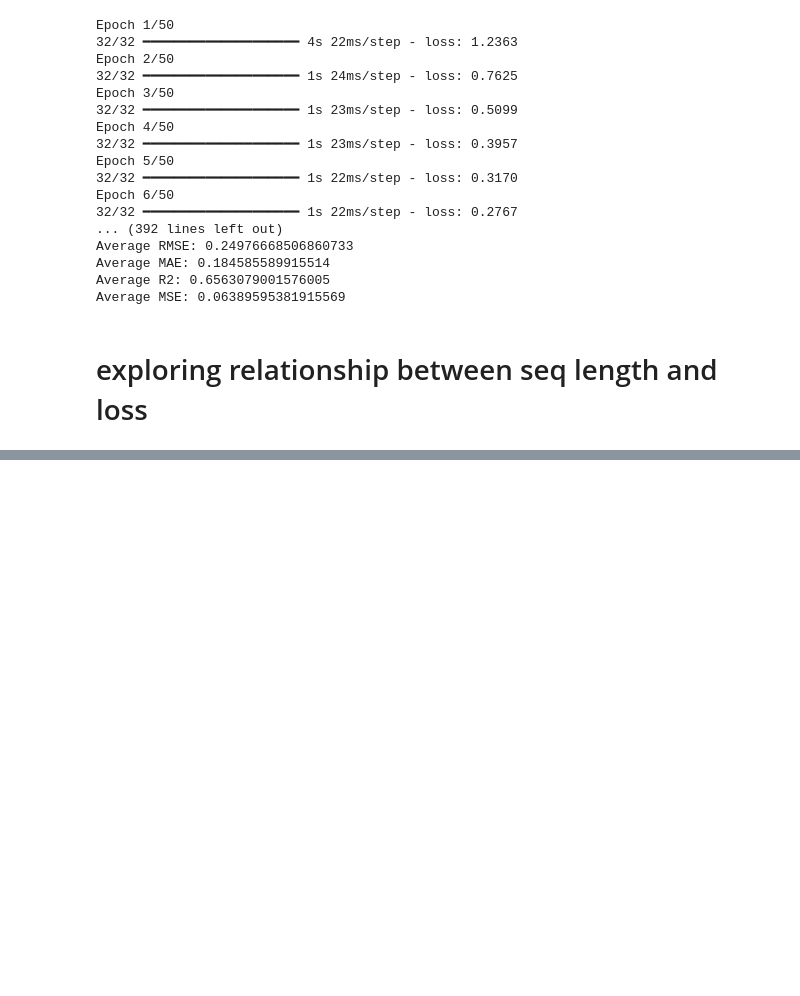
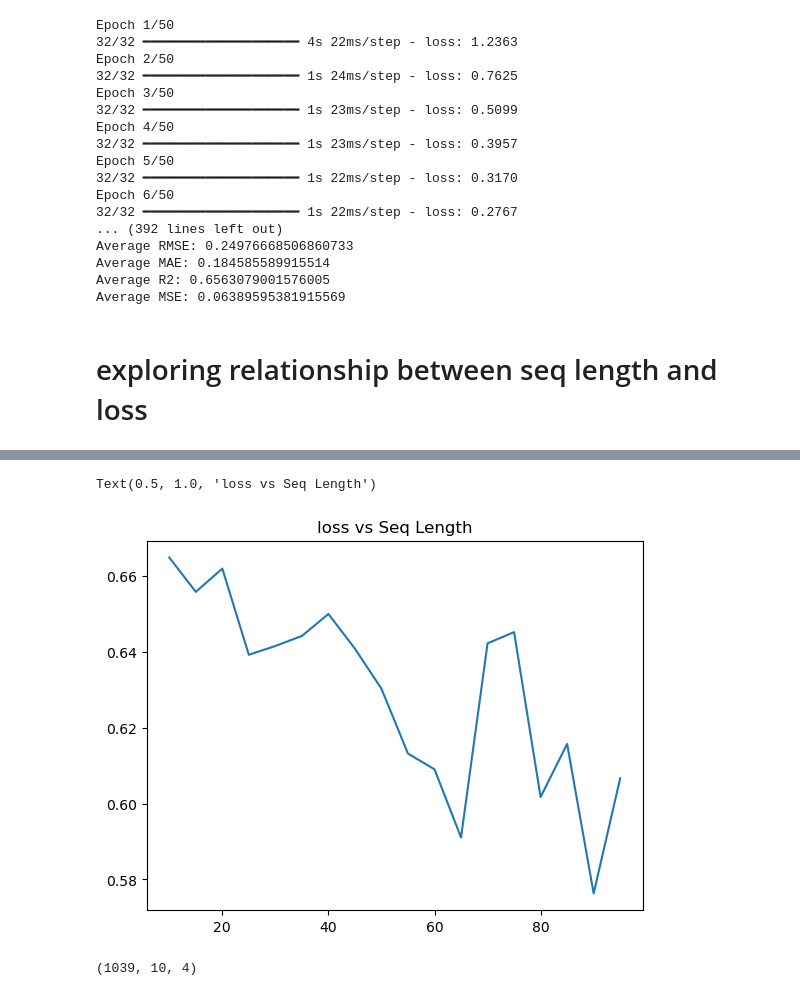
Before and after one commit to Ahmed-haji/ThesisProject, a Jupyter notebook: Jupyterlab/MODELS.ipynb, the cells around one changed output, grey strips where cells are left out. Cells and saved outputs as stored; diff of their text form; code cells hidden in the pictures; blank space fills up the shorter version.

```diff
--- a/Jupyterlab/MODELS.ipynb
+++ b/Jupyterlab/MODELS.ipynb
@@ -150,7 +150,7 @@ Epoch 50/50
 # %% [markdown]
 # Using other data
 # %%
-def preprocess_data_for_tickers(ticker_data_dict, seq_length, splits=5, window=21):
+def preprocess_data_for_tickers(ticker_data_dict, seq_length, splits=5, window=21,reshape = True):
     X_train_reshape_list = []
     X_test_reshape_list = []
     y_train_reshape_list = []
@@ -158,16 +158,13 @@ def preprocess_data_for_tickers(ticker_data_dict, seq_length, splits=5, window=2
 
     for ticker, data in ticker_data_dict.items():
         X_train, X_test, y_train, y_test = DataProcess.preprocess_data(data, ticker, seq_length=seq_length, splits=splits, window=window)
-        X_train_reshape = X_train.reshape(X_train.shape[0], X_train.shape[1] * X_train.shape[2])
-        X_test_reshape = X_test.reshape(X_test.shape[0], X_test.shape[1] * X_test.shape[2])
-
-        X_train_reshape_list.append(X_train_reshape)
-        X_test_reshape_list.append(X_test_reshape)
+        if reshape:
+            X_train, X_test = reshape2d(X_train,X_test)
+        X_train_reshape_list.append(X_train)
+        X_test_reshape_list.append(X_test)
         y_train_reshape_list.append(y_train)
         y_test_reshape_list.append(y_test)
-
-    return X_train_reshape_list, X_test_reshape_list, y_train_reshape_list, y_test_reshape_list
-
+    return X_train_reshape_list, X_test_reshape_list, y_train_reshape_list, y_test_reshape_list, X_train.shape
 # Example usage
 ticker_data_dict = {
     'AAPL': aaplHistIV,
@@ -176,7 +173,7 @@ ticker_data_dict = {
     'SPY': spyHistIV
 }
 
-X_train_reshape_list, X_test_reshape_list, y_train_reshape_list, y_test_reshape_list = preprocess_data_for_tickers(ticker_data_dict, seq_length=60)
+X_train_reshape_list, X_test_reshape_list, y_train_reshape_list, y_test_reshape_list,_ = preprocess_data_for_tickers(ticker_data_dict, seq_length=60)
 # %%
 def average_metrics(model,X_train, X_test, y_train, y_test):
     RMSE, MAE, R2,MSE = 0,0,0,0
@@ -245,8 +242,3 @@ Average RMSE: 0.2824828920859422
 Average MAE: 0.21781168132087775
 Average R2: 0.555702393373473
 Average MSE: 0.08102841279469328
-# %%
-X_train_lstm = [X_train_app, X_train_goog, X_train_msft, X_train_spy]
-X_test_lstm = [X_test_app ,X_test_goog, X_test_msft, X_test_spy]
-y_train_lstm = [y_train_app, y_train_goog, y_train_msft, y_train_spy]
-y_test_lstm = [y_test_app, y_test_goog, y_test_msft, y_test_spy]
@@ -332,5 +323,7 @@ Average MSE: 0.06389595381915569
 # %% [markdown]
  # exploring relationship between seq length and loss
 # %%
-len(X_train_lstm[3])
+X_train_lstm, X_test_reshape_list, y_train_reshape_list, y_test_reshape_list,_ = preprocess_data_for_tickers(ticker_data_dict, seq_length=30)
+
+X_train_lstm[0].shape
 # %% [output]
@@ -339,11 +332,18 @@ len(X_train_lstm[3])
 rmse, mae, r2, mse  = 0,0,0,0
 allhistory= []
 for seq_length in range(10,100,5):
-    X_train_lstm, X_test_lstm, y_train_lstm, y_test_lstm = preprocess_data_for_tickers(ticker_data_dict, seq_length)
+    X_train_lstm, X_test_lstm, y_train_lstm, y_test_lstm , lstm_shape = preprocess_data_for_tickers(ticker_data_dict, seq_length,reshape = False)
 
+    model = keras.models.Sequential([
+        keras.layers.LSTM(4, return_sequences=True, input_shape=(X_train_lstm[0].shape[1], X_train_lstm[0].shape[2])),
+        keras.layers.LSTM(4),
+        keras.layers.Dense(1)
+    ])
+    model.compile(loss='mean_squared_error', optimizer='adam')
+    rmse, mae, r2, mse  = 0,0,0,0
     for X_train, X_test, y_train, y_test in zip(X_train_lstm, X_test_lstm, y_train_lstm, y_test_lstm):
         X_train_tensor, y_train_tensor, X_test_tensor, y_test_tensor = map(lambda x: tf.convert_to_tensor(x, dtype=tf.float32), [X_train, y_train, X_test, y_test])
-        history = model.fit(X_train_tensor, y_train_tensor, epochs=50, batch_size=32)
+        history = model.fit(X_train_tensor, y_train_tensor, epochs=50, batch_size=32,verbose = 0)
         y_pred = model.predict(X_test_tensor)
         y_test_tensor = np.array(y_test_tensor)  # Ensure y_test is a numpy array for consistency
         MSE, RMSE, MAE, R2 = DataProcess.evaluate_regression_metrics(y_test_tensor, y_pred)
@@ -355,4 +355,7 @@ for seq_length in range(10,100,5):
     print(f'Average MAE: {mae/4}')
     print(f'Average R2: {r2/4}')
     print(f'Average MSE: {mse/4}')
+
+    #record seq length and loss
+    allhistory.append([seq_length,rmse/4,mae/4,r2/4,mse/4,history])
 # %% [output]
@@ -359,0 +459,12 @@ NameError: name 'model' is not defined
+# %%
+#plotting loss vs seq length
+allhistory = np.array(allhistory)
+plt.plot(allhistory[:,0],allhistory[:,3])
+plt.title('loss vs Seq Length')
+# %% [output]
+Text(0.5, 1.0, 'loss vs Seq Length')
+[figure, added]
+# %%
+lstm_shape
+# %% [output]
+(1039, 10, 4)
```
Also changed, not shown: parts of 6 cells of this notebook.
